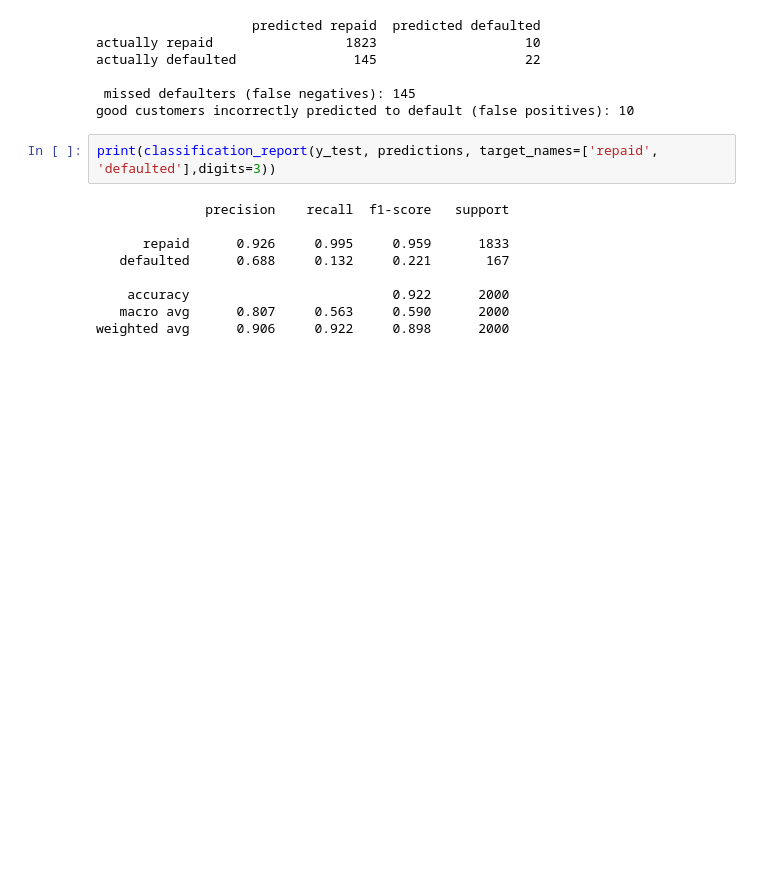
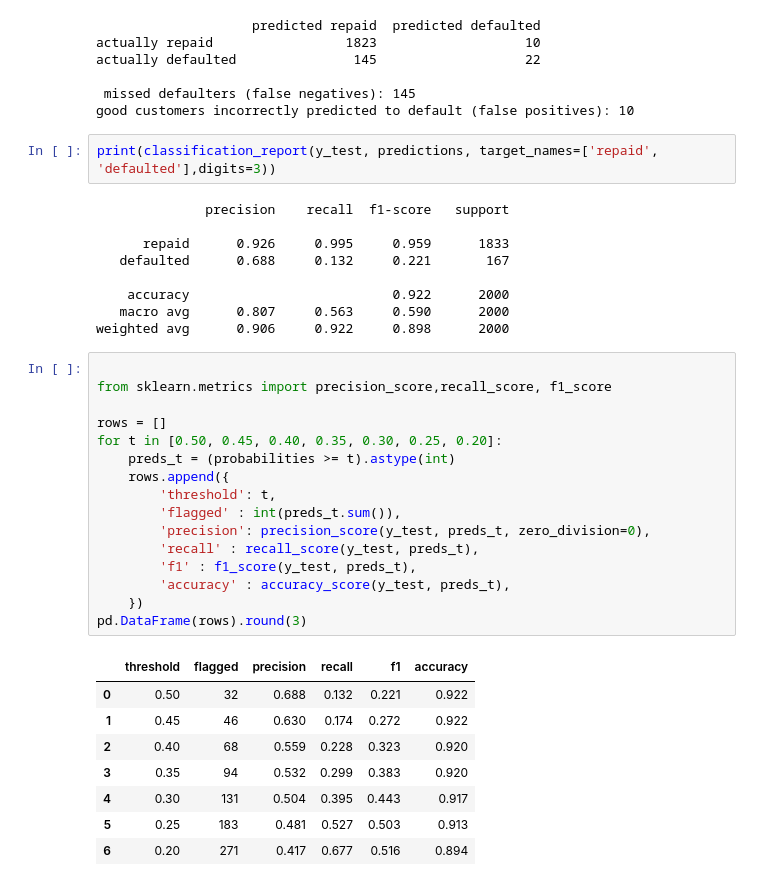
Before and after one commit to jhraihan/Ai_engineering_bootcamp, a Jupyter notebook: intro1.ipynb, the cells around one changed output. Cells and saved outputs as stored; diff of their text form; blank space fills up the shorter version.

```diff
--- a/intro1.ipynb
+++ b/intro1.ipynb
@@ -269,3 +269,28 @@ print(classification_report(y_test, predictions, target_names=['repaid', 'defaul
     accuracy                          0.922      2000
    macro avg      0.807     0.563     0.590      2000
 weighted avg      0.906     0.922     0.898      2000
+# %%
+
+from sklearn.metrics import precision_score,recall_score, f1_score
+
+rows = []
+for t in [0.50, 0.45, 0.40, 0.35, 0.30, 0.25, 0.20]:
+    preds_t = (probabilities >= t).astype(int)
+    rows.append({
+        'threshold': t,
+        'flagged' : int(preds_t.sum()),
+        'precision': precision_score(y_test, preds_t, zero_division=0),
+        'recall' : recall_score(y_test, preds_t),
+        'f1' : f1_score(y_test, preds_t),
+        'accuracy' : accuracy_score(y_test, preds_t),
+    })
+pd.DataFrame(rows).round(3)
+# %% [output]
+|  | threshold | flagged | precision | recall | f1 | accuracy |
+| 0 | 0.50 | 32 | 0.688 | 0.132 | 0.221 | 0.922 |
+| 1 | 0.45 | 46 | 0.630 | 0.174 | 0.272 | 0.922 |
+| 2 | 0.40 | 68 | 0.559 | 0.228 | 0.323 | 0.920 |
+| 3 | 0.35 | 94 | 0.532 | 0.299 | 0.383 | 0.920 |
+| 4 | 0.30 | 131 | 0.504 | 0.395 | 0.443 | 0.917 |
+| 5 | 0.25 | 183 | 0.481 | 0.527 | 0.503 | 0.913 |
+| 6 | 0.20 | 271 | 0.417 | 0.677 | 0.516 | 0.894 |
```
Also changed, not shown: parts of 6 cells of this notebook.
